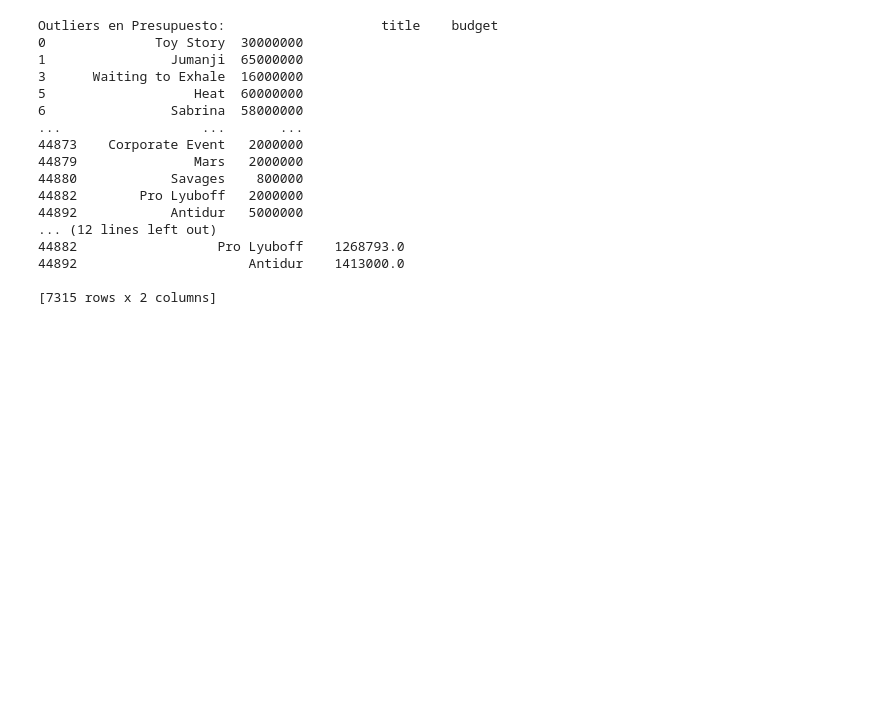
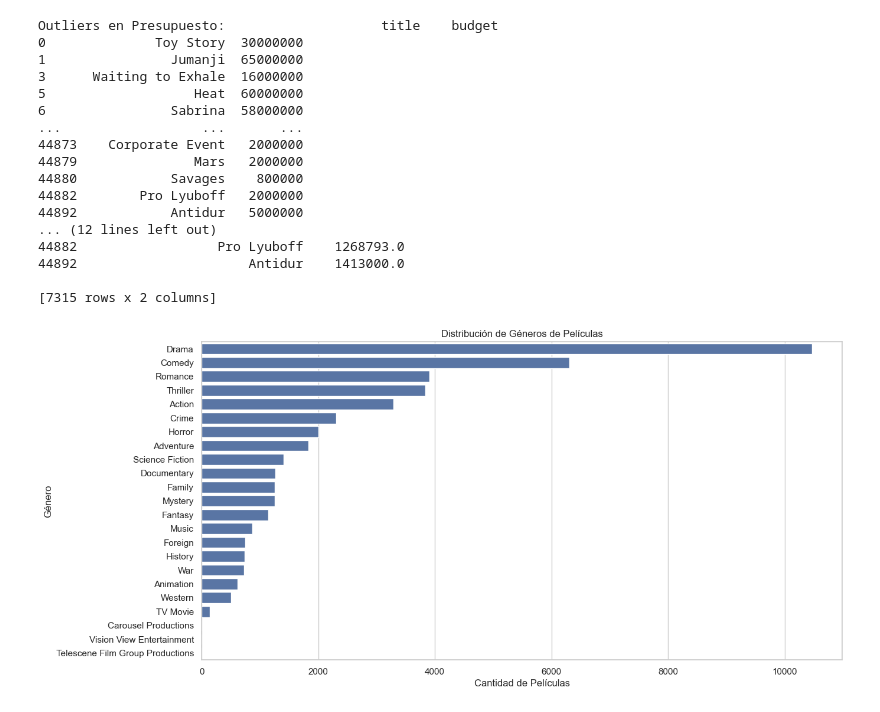
Before and after one commit to GermaNieva/Henry---Proyecto-indivudual, a Jupyter notebook: NOTEBOOKS/data_analysis.ipynb, the cells around one changed output. Saved outputs shown, nothing was run; the diff lists cells and outputs as text; code cells hidden in the pictures; blank space fills up the shorter version.

```diff
--- a/NOTEBOOKS/data_analysis.ipynb
+++ b/NOTEBOOKS/data_analysis.ipynb
@@ -166,3 +166,20 @@ Outliers en Presupuesto:                    title    budget
 44892                      Antidur    1413000.0
 
 [7315 rows x 2 columns]
+# %%
+import pandas as pd
+import seaborn as sns
+import matplotlib.pyplot as plt
+
+ruta_datos = '../DATASET/merged_enriched_dataset.parquet'
+data = pd.read_parquet(ruta_datos)
+
+# Distribución de Géneros
+plt.figure(figsize=(14, 7))
+sns.countplot(y='genre_name', data=data, order=data['genre_name'].value_counts().index)
+plt.title('Distribución de Géneros de Películas')
+plt.xlabel('Cantidad de Películas')
+plt.ylabel('Género')
+plt.show()
+# %% [output]
+[figure, added]
```
Also changed, not shown: parts of 10 cells of this notebook, 4 other files.
